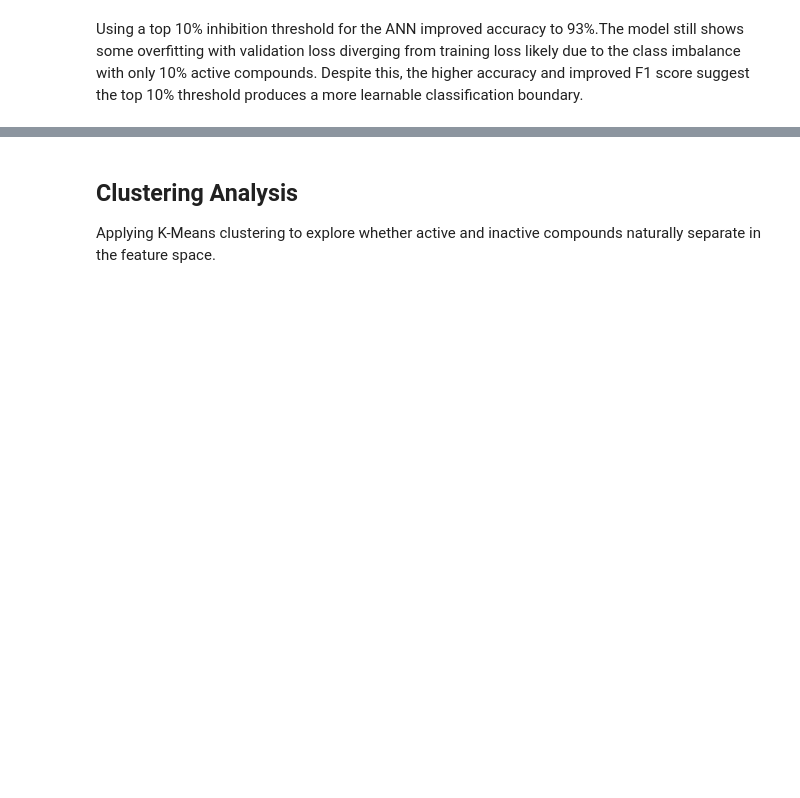
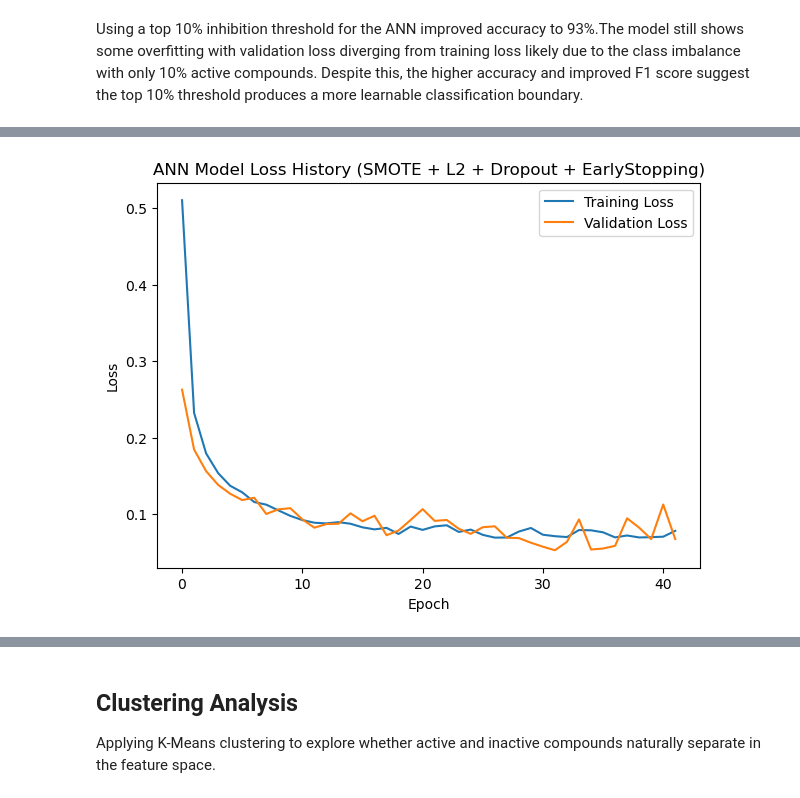
Before and after one commit to dw1229/chem277a-final-ecoli-inhibition-ml, a Jupyter notebook: ecoli_inhibition_ml.ipynb, the cells around one changed output, grey strips where cells are left out. Cells and saved outputs as stored; diff of their text form; code cells hidden in the pictures; blank space fills up the shorter version.

```diff
--- a/ecoli_inhibition_ml.ipynb
+++ b/ecoli_inhibition_ml.ipynb
@@ -976,0 +1270,84 @@ Using a top 10% inhibition threshold for the ANN improved accuracy to 93%.The mo
+# %%
+# SMOTE-based oversampling variant
+# Synthetic Minority Oversampling Technique (Chawla et al. 2002) generates
+# synthetic active compounds in feature space by interpolating between existing actives
+# Compare against the class-weighted approach above to evaluate two strategies for
+# addressing the ~9:1 imbalance: loss reweighting vs data-level resampling
+# IMPORTANT: SMOTE applied only to training data; test set remains untouched
+
+from imblearn.over_sampling import SMOTE
+
+tf.random.set_seed(28)
+np.random.seed(28)
+
+# Apply SMOTE to balance training set only
+smote = SMOTE(random_state=28)
+X_train_smote, y_train_smote = smote.fit_resample(X_train_scaled, ydummy_train_ann)
+
+print(f"Original training class balance: {np.bincount(ydummy_train_ann)}")
+print(f"After SMOTE class balance: {np.bincount(y_train_smote)}")
+
+# One-hot encode the SMOTE-resampled labels
+Y_train_smote_oh = keras.utils.to_categorical(y_train_smote, NClasses)
+
+# Same architecture as the regularized model
+keras_model_smote = My_Keras_Model_Combined(Nneuron, NClasses, drop_rate=0.3, l2_strength=0.001)
+keras_model_smote.compile(optimizer='adam', loss='categorical_crossentropy', metrics=['accuracy'])
+
+early_stop_smote = EarlyStopping(
+    monitor='val_loss', patience=10, restore_best_weights=True, verbose=1
+)
+
+# Note: no class_weight argument since SMOTE has rebalanced the training data
+history_smote = keras_model_smote.fit(
+    X_train_smote, Y_train_smote_oh,
+    epochs=Nepochs, validation_split=0.2,
+    callbacks=[early_stop_smote],
+    verbose=1
+)
+
+# Plot loss curves
+fig, ax = plt.subplots(figsize=(7, 5))
+ax.plot(history_smote.history['loss'], label='Training Loss')
+ax.plot(history_smote.history['val_loss'], label='Validation Loss')
+ax.set_title('ANN Model Loss History (SMOTE + L2 + Dropout + EarlyStopping)')
+ax.set_xlabel('Epoch')
+ax.set_ylabel('Loss')
+ax.legend()
+plt.show()
+
+# Evaluate on the original (untouched) test set
+P_smote = keras_model_smote.predict(X_test_scaled)
+y_pred_smote = np.argmax(P_smote, axis=1)
+P_smote_probs = P_smote[:, 1]
+
+print("Accuracy:", accuracy_score(ydummy_test_ann, y_pred_smote))
+print("\nClassification report:")
+print(classification_report(ydummy_test_ann, y_pred_smote))
+
+# Confusion matrix
+fig, ax = plt.subplots(figsize=(5, 4))
+cm_smote = confusion_matrix(ydummy_test_ann, y_pred_smote)
+disp = ConfusionMatrixDisplay(confusion_matrix=cm_smote)
+disp.plot(ax=ax, colorbar=False)
+ax.set_title('Confusion Matrix - ANN with SMOTE')
+plt.tight_layout()
+plt.show()
+
+# Compute PR-AUC for SMOTE model to compare with class-weighted version
+ap_smote = average_precision_score(ydummy_test_ann, P_smote_probs)
+roc_auc_smote = auc(*roc_curve(ydummy_test_ann, P_smote_probs)[:2])
+print(f"\nROC AUC (SMOTE): {roc_auc_smote:.3f}")
+print(f"PR-AUC (SMOTE): {ap_smote:.3f}")
+
+# Side-by-side comparison
+print("\nClass Weighting vs SMOTE Comparison")
+print(f"{'Metric':<25} {'Class Weights':<15} {'SMOTE':<15}")
+print(f"{'-'*55}")
+print(f"{'Test accuracy':<25} {accuracy_score(ydummy_test_ann, y_pred_combined):.3f}{'':<10} {accuracy_score(ydummy_test_ann, y_pred_smote):.3f}")
+print(f"{'F1 (actives)':<25} {f1_score(ydummy_test_ann, y_pred_combined):.3f}{'':<10} {f1_score(ydummy_test_ann, y_pred_smote):.3f}")
+print(f"{'Recall (actives)':<25} {recall_score(ydummy_test_ann, y_pred_combined):.3f}{'':<10} {recall_score(ydummy_test_ann, y_pred_smote):.3f}")
+print(f"{'Precision (actives)':<25} {precision_score(ydummy_test_ann, y_pred_combined):.3f}{'':<10} {precision_score(ydummy_test_ann, y_pred_smote):.3f}")
+print(f"{'ROC AUC':<25} {roc_auc:.3f}{'':<10} {roc_auc_smote:.3f}")
+print(f"{'PR-AUC':<25} {ap:.3f}{'':<10} {ap_smote:.3f}")
+# %% [output]
@@ -976,0 +1371 @@ Using a top 10% inhibition threshold for the ANN improved accuracy to 93%.The mo
+[figure, added]
```
Also changed, not shown: parts of 18 cells of this notebook.
